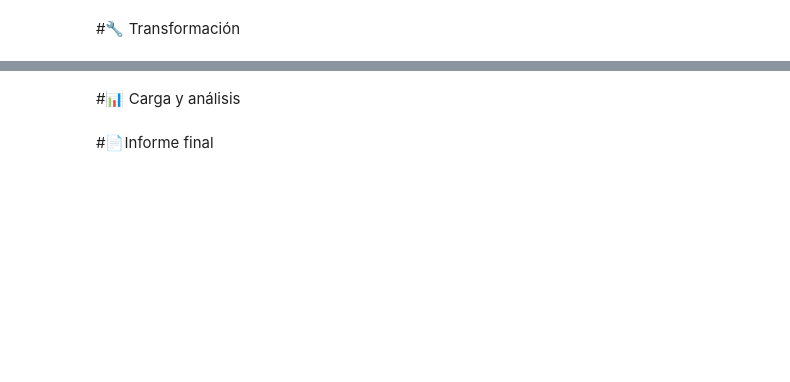
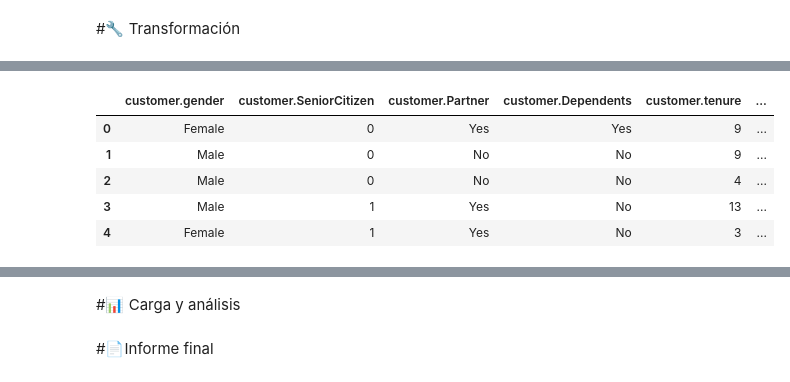
Before and after one commit to Lucas-Jimenez-uribe/telecom_x, a Jupyter notebook: TelecomX_LATAM.ipynb, the cells around one changed output, grey strips where cells are left out. Drawn from its saved outputs; the diff is of its cells as text; code cells hidden in the pictures; blank space fills up the shorter version.

```diff
--- a/TelecomX_LATAM.ipynb
+++ b/TelecomX_LATAM.ipynb
@@ -6,0 +39,20 @@
+# %%
+col_inicio = df.columns.get_loc('customer')
+
+# Seleccionar todas las columnas desde esa en adelante
+cols_a_normalizar = df.columns[col_inicio:]
+
+# Extraer esas columnas como diccionarios por fila
+registros = df[cols_a_normalizar].to_dict(orient='records')
+
+# Normalizar
+df = df_normalizado = pd.json_normalize(registros)
+
+df.head()
+# %% [output]
+|  | customer.gender | customer.SeniorCitizen | customer.Partner | customer.Dependents | customer.tenure | ... |
+| 0 | Female | 0 | Yes | Yes | 9 | ... |
+| 1 | Male | 0 | No | No | 9 | ... |
+| 2 | Male | 0 | No | No | 4 | ... |
+| 3 | Male | 1 | Yes | No | 13 | ... |
+| 4 | Female | 1 | Yes | No | 3 | ... |
```
Also changed, not shown: parts of 11 cells of this notebook.
